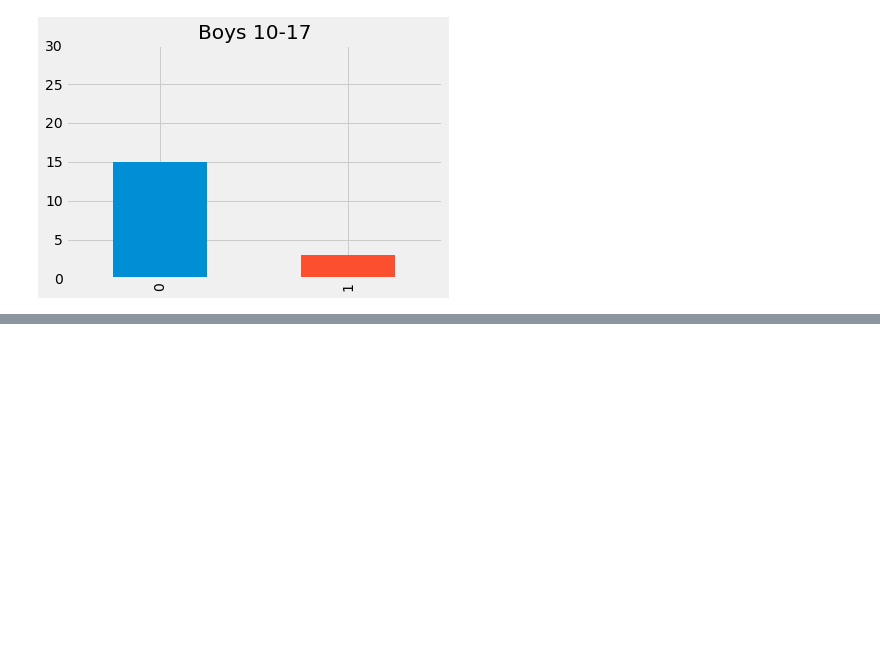
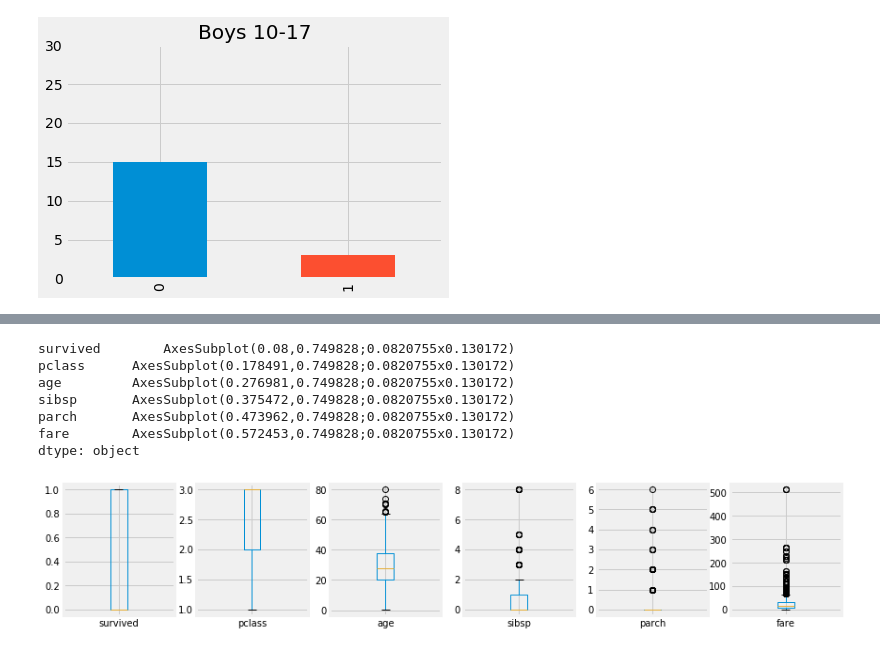
Before and after one commit to papagorgio23/Northwestern, a Jupyter notebook: 422 - Practical Machine Learning/Week 1/Discussion1.ipynb, the cells around one changed output, grey strips where cells are left out. Cells and saved outputs as stored; diff of their text form; code cells hidden in the pictures; blank space fills up the shorter version.

```diff
--- a/422 - Practical Machine Learning/Week 1/Discussion1.ipynb
+++ b/422 - Practical Machine Learning/Week 1/Discussion1.ipynb
@@ -503,0 +696,11 @@ titanic[(titanic.Sex == 'male') & (titanic.Age > 10) & (titanic.Age <17)].Surviv
+# %%
+my_data.plot(kind= 'box' , subplots=True, layout=(5,9), sharex=False, sharey=False, figsize=(20,15))
+# %% [output]
+survived        AxesSubplot(0.08,0.749828;0.0820755x0.130172)
+pclass      AxesSubplot(0.178491,0.749828;0.0820755x0.130172)
+age         AxesSubplot(0.276981,0.749828;0.0820755x0.130172)
+sibsp       AxesSubplot(0.375472,0.749828;0.0820755x0.130172)
+parch       AxesSubplot(0.473962,0.749828;0.0820755x0.130172)
+fare        AxesSubplot(0.572453,0.749828;0.0820755x0.130172)
+dtype: object
+[figure, added]
```
Also changed, not shown: parts of 35 cells of this notebook.
